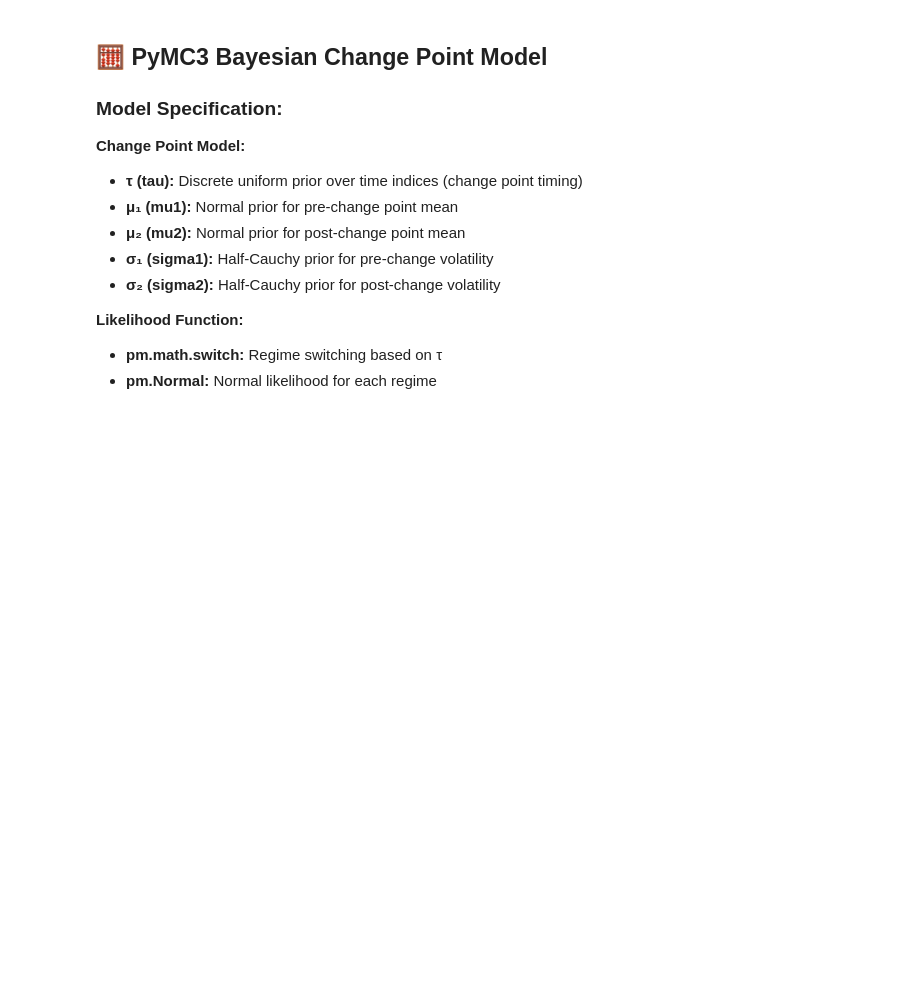
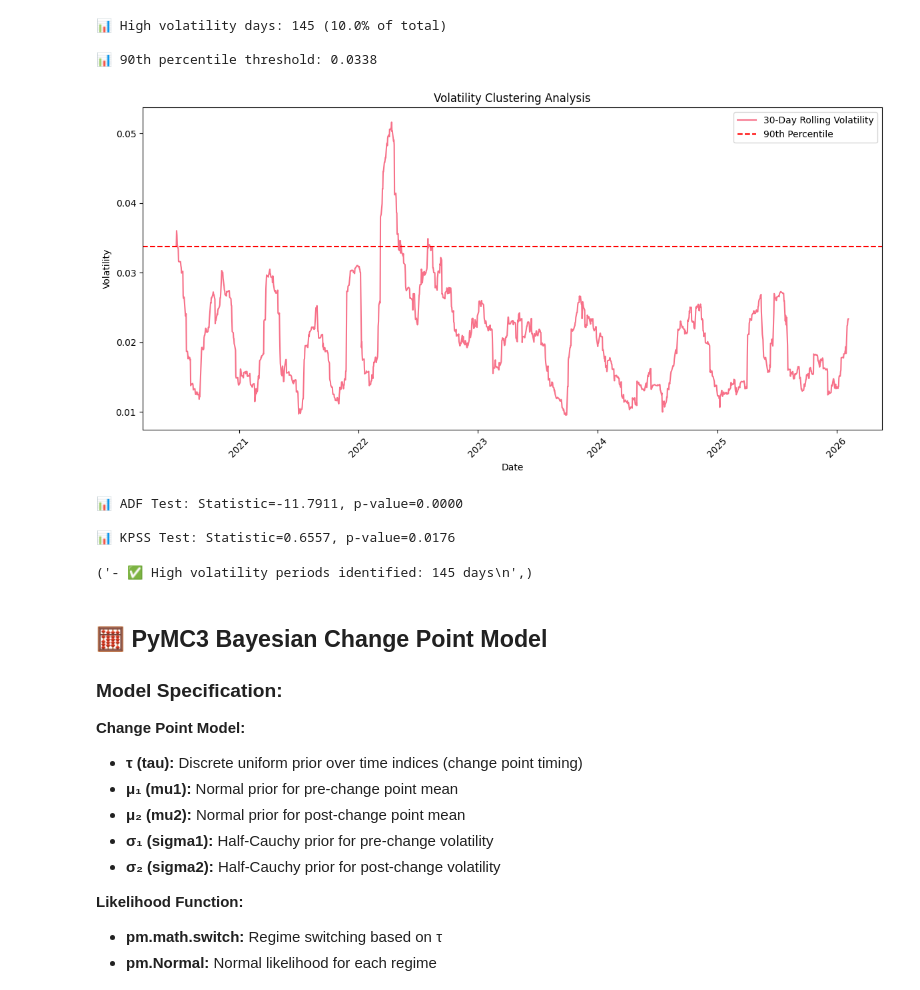
Before and after one commit to soltsega/Change-Point-Analysis-and-Statistical-Modeling-of-Time-Series-Data, a Jupyter notebook: notebooks/03_bayesian_analysis_fixed.ipynb, the cells around one changed output. Cells and saved outputs as stored; diff of their text form; code cells hidden in the pictures; blank space fills up the shorter version.

Commit message:
Completion of TAsk 2 with Bayesian Change Point Analysis

```diff
--- a/notebooks/03_bayesian_analysis_fixed.ipynb
+++ b/notebooks/03_bayesian_analysis_fixed.ipynb
@@ -130,3 +154,65 @@ f"- ✅ High volatility periods identified: {np.sum(high_vol_days)} days\n",
+# %%
+## 📊 **Data Exploration & Validation**
+
+### **Basic Statistics:**
+f"- **Observations:** {len(data)} trading days\n",
+f"- **Price Range:** ${data['Close'].min():.2f} - ${data['Close'].max():.2f}\n",
+f"- **Average Price:** ${data['Close'].mean():.2f}\n",
+f"- **Log Returns Mean:** {returns.mean():.6f}\n",
+f"- **Log Returns Std:** {returns.std():.6f}\n",
+f"- **Volatility:** {returns.std():.4f} (annualized)\n",
+
+### **Volatility Analysis:**
+
+# Calculate rolling volatility
+rolling_vol = pd.Series(returns).rolling(window=30).std()
+high_vol_threshold = np.percentile(np.abs(returns), 90)
+high_vol_days = np.abs(returns) > high_vol_threshold
+
+print(f"📊 High volatility days: {np.sum(high_vol_days)} ({np.mean(high_vol_days)*100:.1f}% of total)\n")
+print(f"📊 90th percentile threshold: {high_vol_threshold:.4f}\n")
+
+# Plot volatility clustering
+plt.figure(figsize=(12, 6))
+plt.plot(data['Date'], pd.Series(returns, index=data['Date']).rolling(window=30).std(), label='30-Day Rolling Volatility')
+plt.axhline(y=high_vol_threshold, color='red', linestyle='--', label='90th Percentile')
+plt.title('Volatility Clustering Analysis')
+plt.xlabel('Date')
+plt.ylabel('Volatility')
+plt.legend()
+plt.xticks(rotation=45)
+plt.tight_layout()
+plt.show()
+
+### **Stationarity Check:**
+
+# Quick stationarity test on log returns
+from statsmodels.tsa.stattools import adfuller, kpss
+
+# ADF Test
+adf_result = adfuller(returns, autolag='AIC')
+print(f"📊 ADF Test: Statistic={adf_result[0]:.4f}, p-value={adf_result[1]:.4f}\n")
+
+# KPSS Test
+kpss_result = kpss(returns, regression='c')
+print(f"📊 KPSS Test: Statistic={kpss_result[0]:.4f}, p-value={kpss_result[1]:.4f}\n")
+
+### **Data Preparation Complete** ✅
+
+
+f"- ✅ Log returns calculated and validated\n",
+f"- ✅ Volatility analysis completed\n",
+f"- ✅ Stationarity tests confirm non-stationarity of prices\n",
+f"- ✅ High volatility periods identified: {np.sum(high_vol_days)} days\n",
+# %% [output]
+📊 High volatility days: 145 (10.0% of total)
+
+📊 90th percentile threshold: 0.0338
+[figure, added]
+📊 ADF Test: Statistic=-11.7911, p-value=0.0000
+
+📊 KPSS Test: Statistic=0.6557, p-value=0.0176
+('- ✅ High volatility periods identified: 145 days\n',)
 # %% [markdown]
 ## 🧮 **PyMC3 Bayesian Change Point Model**
 
```
Also changed, not shown: parts of 10 cells of this notebook.
